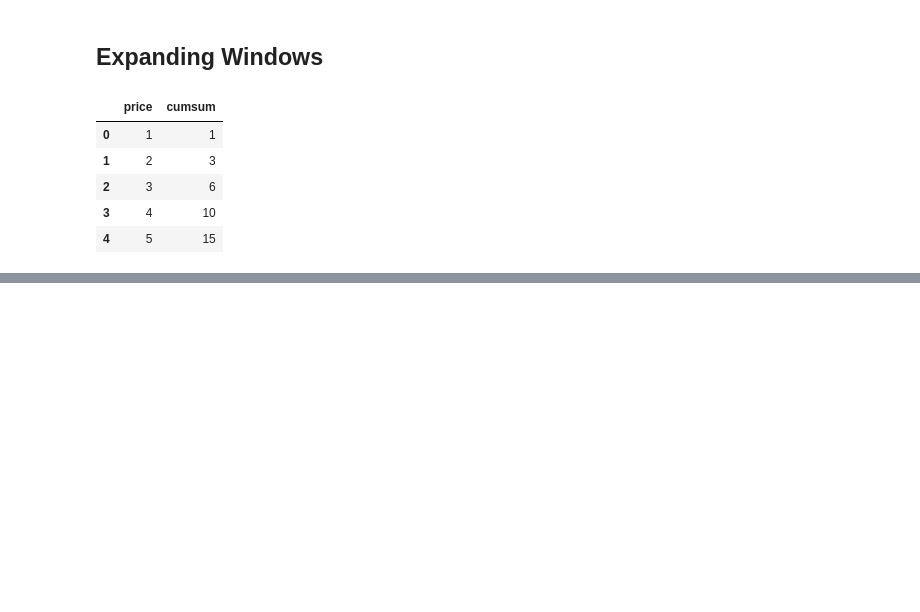
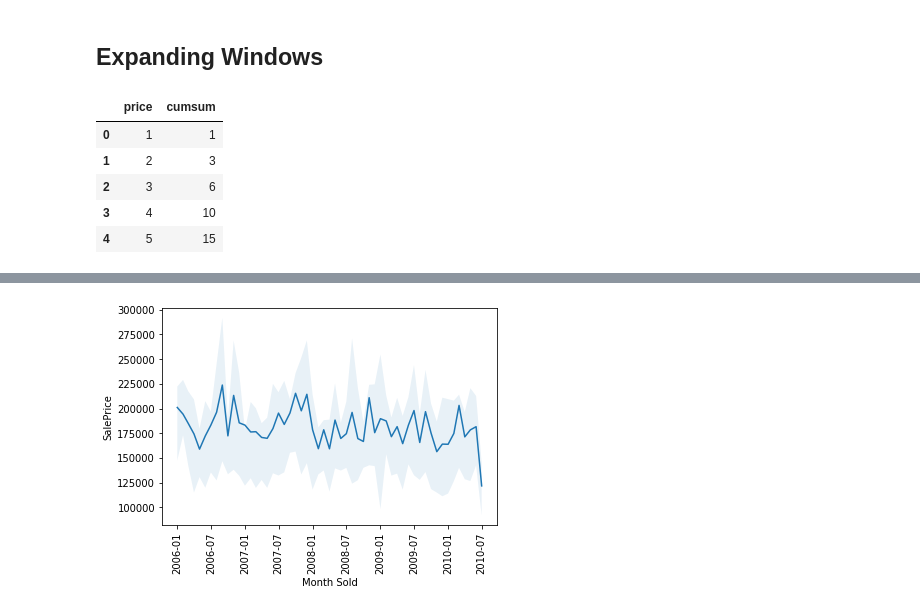
Before and after one commit to mattm/python-cheat-sheet, a Jupyter notebook: Time Series.ipynb, the cells around one changed output, grey strips where cells are left out. Saved outputs shown, nothing was run; the diff lists cells and outputs as text; code cells hidden in the pictures; blank space fills up the shorter version.

```diff
--- a/Time Series.ipynb
+++ b/Time Series.ipynb
@@ -376,0 +376,6 @@ array([ 0,  2,  4,  6,  8, 10, 12, 14, 16, 18, 20, 22, 24, 26, 28])
+# %%
+house_prices = pd.read_csv("data/house-prices.csv")
+house_prices["DateSold"] = house_prices.apply(lambda row: datetime(row["YrSold"], row["MoSold"], 1), axis=1)
+
+df_timeseries = house_prices[["DateSold", "SalePrice"]]
+df_timeseries.head()
@@ -376,0 +389,9 @@ array([ 0,  2,  4,  6,  8, 10, 12, 14, 16, 18, 20, 22, 24, 26, 28])
+# %%
+ax = sns.lineplot(x="DateSold", y="SalePrice", data=df_timeseries,ci=None)
+bounds = df_timeseries.groupby('DateSold')['SalePrice'].quantile((0.25,0.75)).unstack()
+ax.fill_between(x=bounds.index, y1=bounds.iloc[:,0], y2=bounds.iloc[:,1], alpha=0.1)
+plt.xticks(rotation=90)
+plt.xlabel("Month Sold")
+plt.show()
+# %% [output]
+[figure, added]
```
Also changed, not shown: parts of 15 cells of this notebook, 21 other files.
